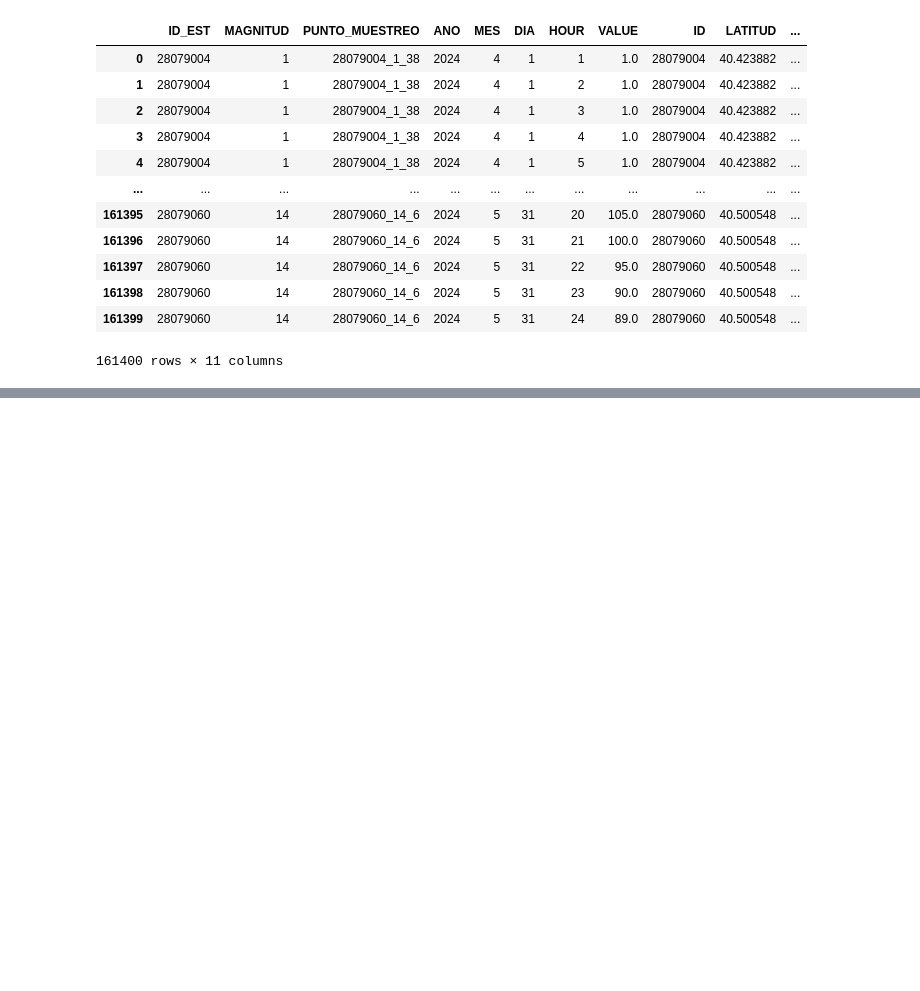
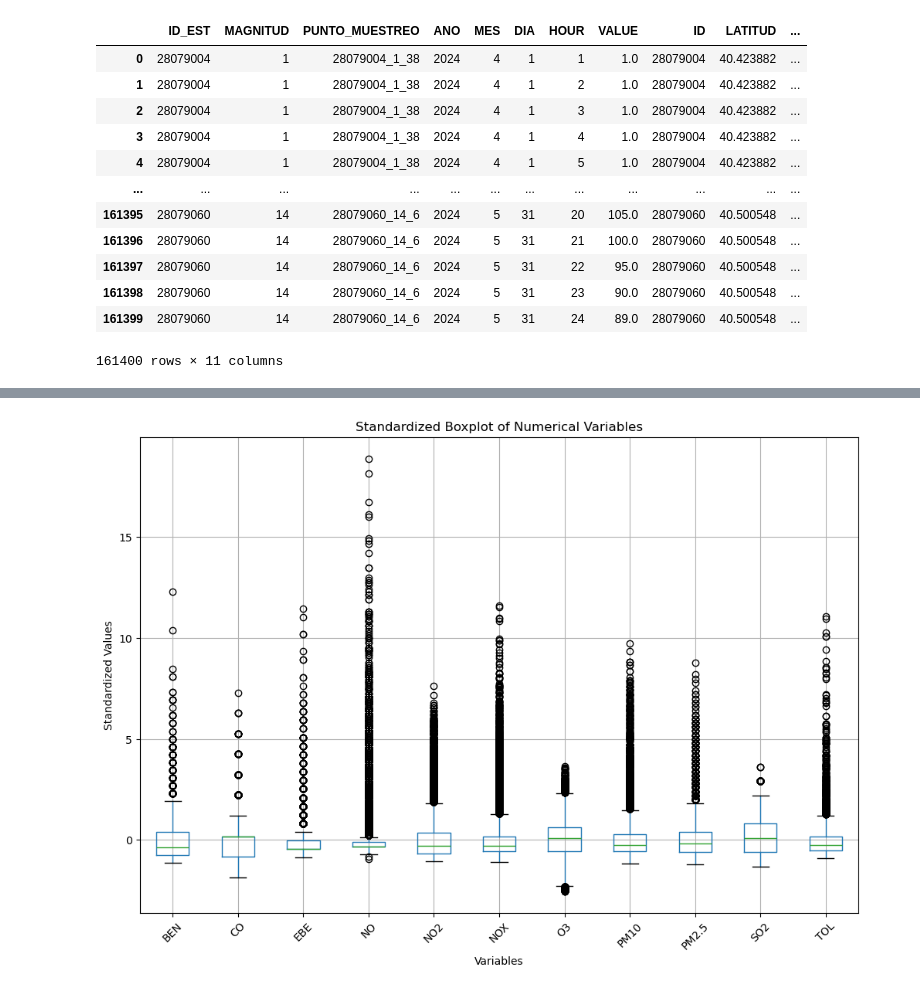
Before and after one commit to acelico/Air-pollution-Madrid, a Jupyter notebook: notebooks/2) load AIR data.ipynb, the cells around one changed output, grey strips where cells are left out. Cells and saved outputs as stored; diff of their text form; code cells hidden in the pictures; blank space fills up the shorter version.

```diff
--- a/notebooks/2) load AIR data.ipynb
+++ b/notebooks/2) load AIR data.ipynb
@@ -105,3 +98,9 @@ This is the resulting dataset
 | 161398 | 28079060 | 14 | 28079060_14_6 | 2024 | 5 | 31 | 23 | 90.0 | 28079060 | 40.500548 | ... |
 | 161399 | 28079060 | 14 | 28079060_14_6 | 2024 | 5 | 31 | 24 | 89.0 | 28079060 | 40.500548 | ... |
 161400 rows × 11 columns
+# %%
+# Drop rows with NaN values in MAGNITUD column
+merged_df.dropna(subset=['MAGNITUD'], inplace=True)
+
+NAS = merged_df["MAGNITUD"].isnull().sum()
+print(f"Number of NaN values in column 'MAGNITUD': {NAS}")
@@ -107,0 +196,23 @@ This is the resulting dataset
+# %%
+from sklearn.preprocessing import StandardScaler
+
+# identify numerical cols except ID
+numerical_cols = airqual.select_dtypes(include='number').columns[7:]
+
+
+# Standardize the data for boxplot visualization
+scaler = StandardScaler()
+standardized_data = scaler.fit_transform(airqual[numerical_cols])
+standardized_df = pd.DataFrame(standardized_data, columns=numerical_cols)
+
+
+# Create a boxplot for the standardized data
+plt.figure(figsize=(12, 8))
+standardized_df.boxplot()
+plt.title('Standardized Boxplot of Numerical Variables')
+plt.xlabel('Variables')
+plt.ylabel('Standardized Values')
+plt.xticks(rotation=45)
+plt.show()
+# %% [output]
+[figure, added]
```
Also changed, not shown: parts of 9 cells of this notebook, 2 other files.
